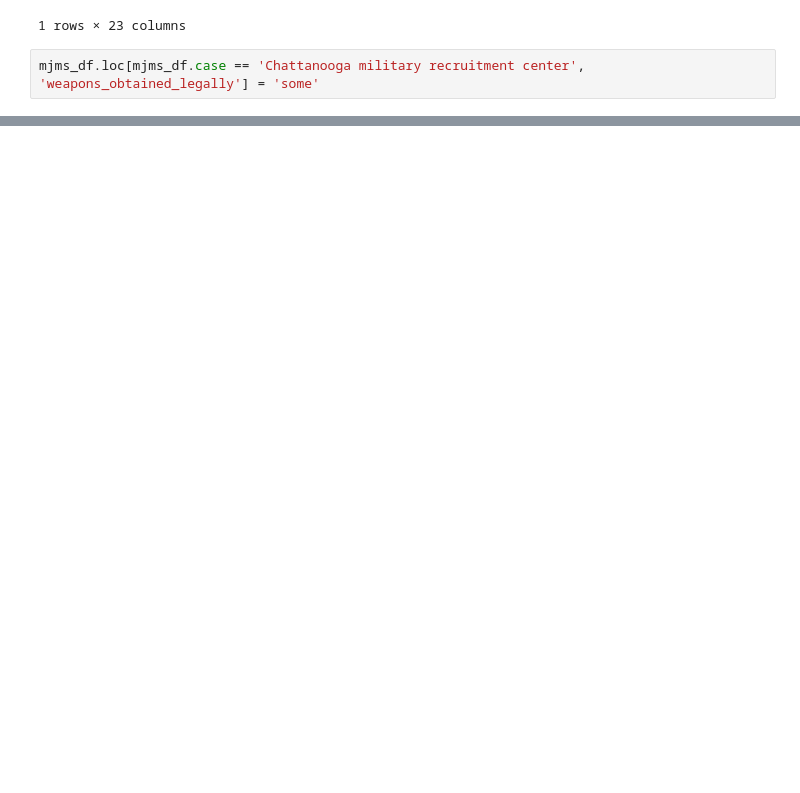
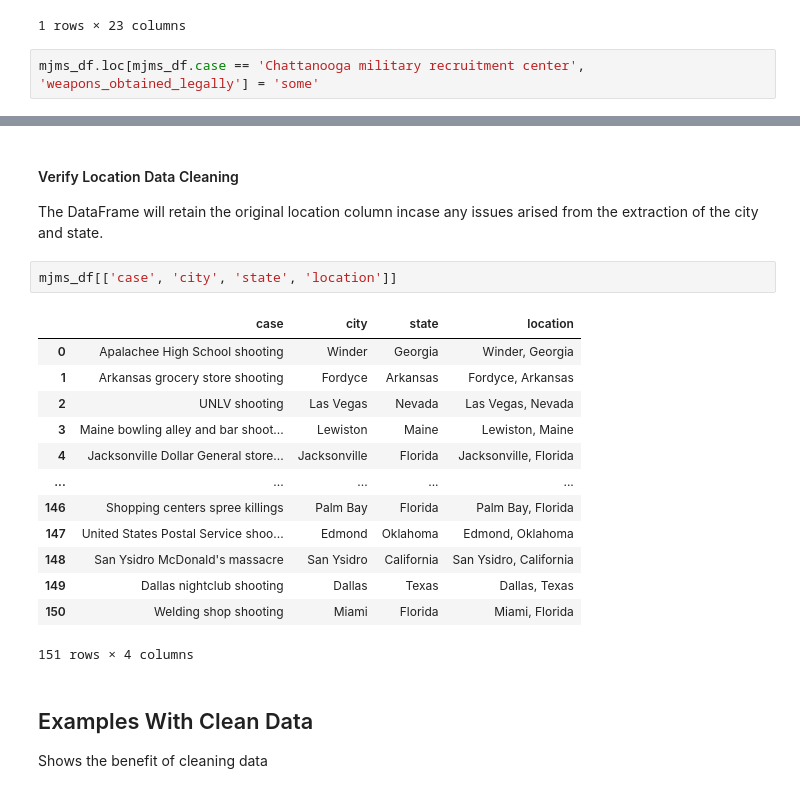
Before and after one commit to JA-Acosta/mj_mass_shootings, a Jupyter notebook: mjms_notebooks/mjms_data_notebook.ipynb, the cells around one changed output, grey strips where cells are left out. Cells and saved outputs as stored; diff of their text form; blank space fills up the shorter version.

```diff
--- a/mjms_notebooks/mjms_data_notebook.ipynb
+++ b/mjms_notebooks/mjms_data_notebook.ipynb
@@ -309,0 +368,22 @@ array(['-', 'yes', 'no', 'tbd',
+# %% [markdown]
+#### Verify Location Data Cleaning
+The DataFrame will retain the original location column incase any issues arised from the extraction of the city and state.
+# %%
+mjms_df[['case', 'city', 'state', 'location']]
+# %% [output]
+|  | case | city | state | location |
+| 0 | Apalachee High School shooting | Winder | Georgia | Winder, Georgia |
+| 1 | Arkansas grocery store shooting | Fordyce | Arkansas | Fordyce, Arkansas |
+| 2 | UNLV shooting | Las Vegas | Nevada | Las Vegas, Nevada |
+| 3 | Maine bowling alley and bar shoot... | Lewiston | Maine | Lewiston, Maine |
+| 4 | Jacksonville Dollar General store... | Jacksonville | Florida | Jacksonville, Florida |
+| ... | ... | ... | ... | ... |
+| 146 | Shopping centers spree killings | Palm Bay | Florida | Palm Bay, Florida |
+| 147 | United States Postal Service shoo... | Edmond | Oklahoma | Edmond, Oklahoma |
+| 148 | San Ysidro McDonald's massacre | San Ysidro | California | San Ysidro, California |
+| 149 | Dallas nightclub shooting | Dallas | Texas | Dallas, Texas |
+| 150 | Welding shop shooting | Miami | Florida | Miami, Florida |
+151 rows × 4 columns
+# %% [markdown]
+## Examples With Clean Data
+Shows the benefit of cleaning data
```
Also changed, not shown: parts of 13 cells of this notebook.
